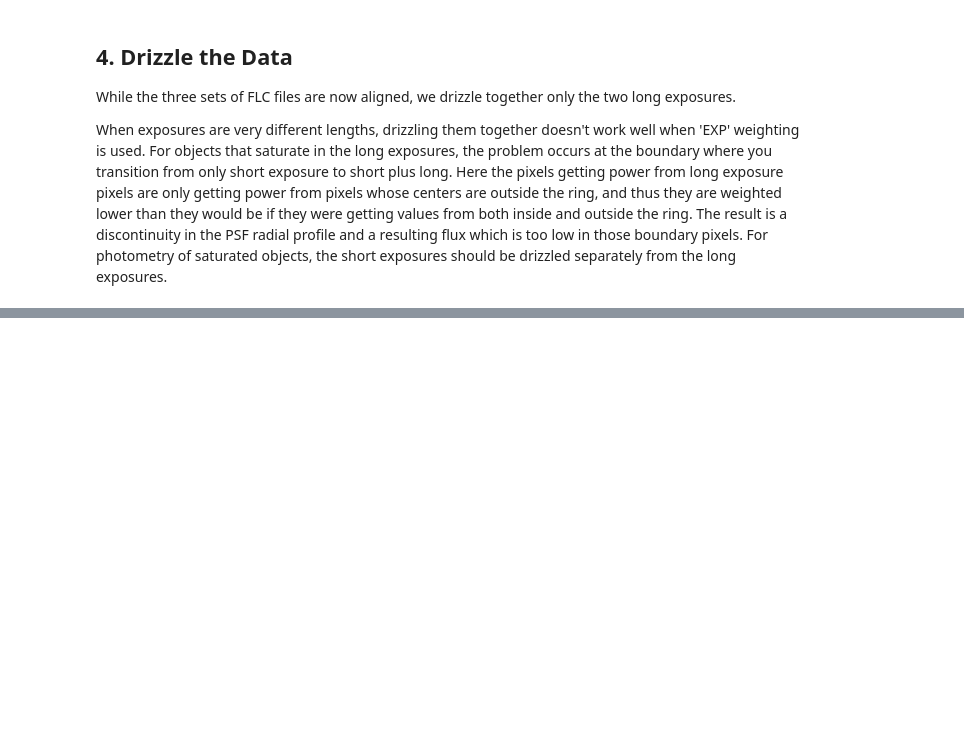
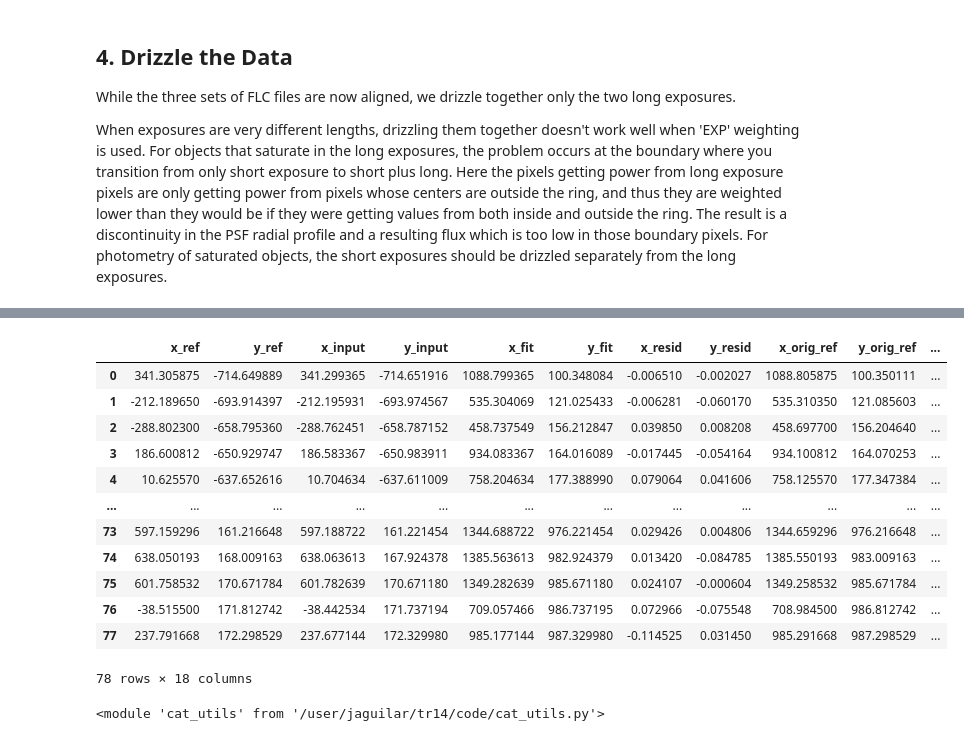
Before and after one commit to aggle/public_wifi, a Jupyter notebook: align_tr14_to_gaia.ipynb, the cells around one changed output, grey strips where cells are left out. Saved outputs shown, nothing was run; the diff lists cells and outputs as text; code cells hidden in the pictures; blank space fills up the shorter version.

```diff
--- a/align_tr14_to_gaia.ipynb
+++ b/align_tr14_to_gaia.ipynb
@@ -439,0 +348,2 @@ Many other services have interfaces for querying catalogs which could also be us
+# %%
+cat_file = Path("./icct01hkq_flt_catalog_fit.match")
@@ -439,0 +376,24 @@ Many other services have interfaces for querying catalogs which could also be us
+# %%
+import pandas as pd
+pd.read_csv(cat_file, sep=' *',
+            names=cat_utils.cat_fit_columns,
+            skiprows=28
+           )
+# %% [output]
+|  | x_ref | y_ref | x_input | y_input | x_fit | y_fit | x_resid | y_resid | x_orig_ref | y_orig_ref | ... |
+| 0 | 341.305875 | -714.649889 | 341.299365 | -714.651916 | 1088.799365 | 100.348084 | -0.006510 | -0.002027 | 1088.805875 | 100.350111 | ... |
+| 1 | -212.189650 | -693.914397 | -212.195931 | -693.974567 | 535.304069 | 121.025433 | -0.006281 | -0.060170 | 535.310350 | 121.085603 | ... |
+| 2 | -288.802300 | -658.795360 | -288.762451 | -658.787152 | 458.737549 | 156.212847 | 0.039850 | 0.008208 | 458.697700 | 156.204640 | ... |
+| 3 | 186.600812 | -650.929747 | 186.583367 | -650.983911 | 934.083367 | 164.016089 | -0.017445 | -0.054164 | 934.100812 | 164.070253 | ... |
+| 4 | 10.625570 | -637.652616 | 10.704634 | -637.611009 | 758.204634 | 177.388990 | 0.079064 | 0.041606 | 758.125570 | 177.347384 | ... |
+| ... | ... | ... | ... | ... | ... | ... | ... | ... | ... | ... | ... |
+| 73 | 597.159296 | 161.216648 | 597.188722 | 161.221454 | 1344.688722 | 976.221454 | 0.029426 | 0.004806 | 1344.659296 | 976.216648 | ... |
+| 74 | 638.050193 | 168.009163 | 638.063613 | 167.924378 | 1385.563613 | 982.924379 | 0.013420 | -0.084785 | 1385.550193 | 983.009163 | ... |
+| 75 | 601.758532 | 170.671784 | 601.782639 | 170.671180 | 1349.282639 | 985.671180 | 0.024107 | -0.000604 | 1349.258532 | 985.671784 | ... |
+| 76 | -38.515500 | 171.812742 | -38.442534 | 171.737194 | 709.057466 | 986.737195 | 0.072966 | -0.075548 | 708.984500 | 986.812742 | ... |
+| 77 | 237.791668 | 172.298529 | 237.677144 | 172.329980 | 985.177144 | 987.329980 | -0.114525 | 0.031450 | 985.291668 | 987.298529 | ... |
+78 rows × 18 columns
+# %%
+reload(cat_utils)
+# %% [output]
+<module 'cat_utils' from '/user/jaguilar/tr14/code/cat_utils.py'>
```
Also changed, not shown: parts of 22 cells of this notebook, 2 other files.
